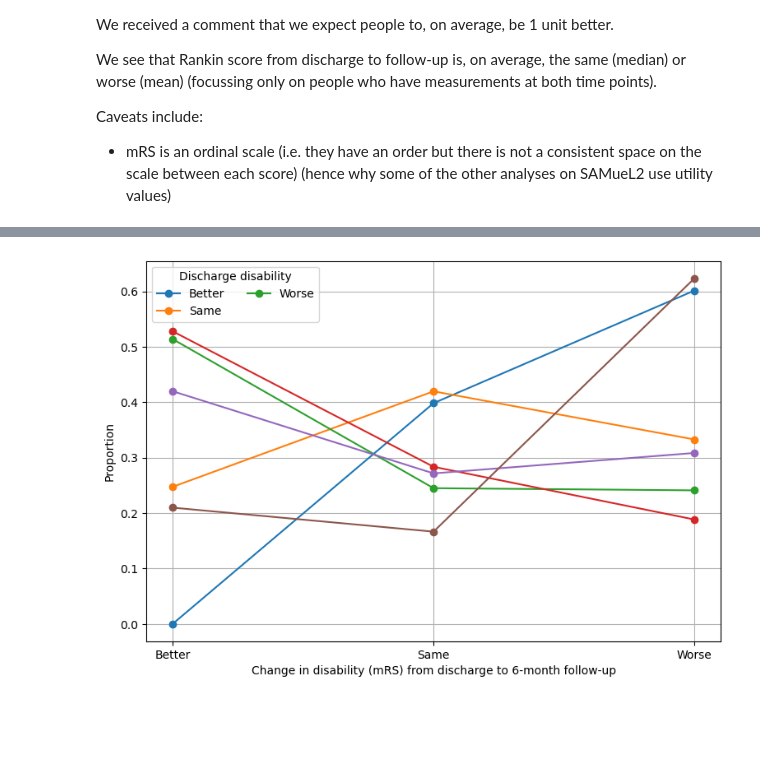
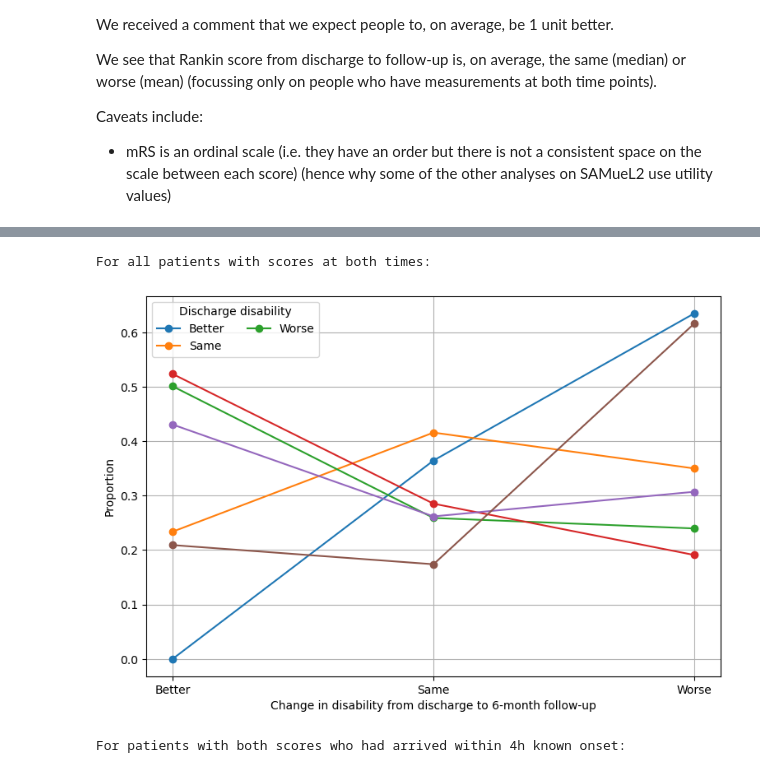
Before and after one commit to samuel-book/samuel_2_data_prep, a Jupyter notebook: descriptive_statistics/disability_6_months.ipynb, the cells around one changed output, grey strips where cells are left out. Cells and saved outputs as stored; diff of their text form; code cells hidden in the pictures; blank space fills up the shorter version.

Commit message:
Repeating analysis for full data and 4hr known onset. Starting on regression.

```diff
--- a/descriptive_statistics/disability_6_months.ipynb
+++ b/descriptive_statistics/disability_6_months.ipynb
@@ -32,6 +37,7 @@ class Paths:
 
     data_path = './../output/'
     data_filename = 'reformatted_data.csv'
+    admission_only_filename = 'reformatted_data_admissions_only.csv'
 
 
 paths = Paths()
@@ -39,3 +45,5 @@ paths = Paths()
 # Load data
 data = pd.read_csv(os.path.join(paths.data_path,
                                 paths.data_filename))
+data_full = pd.read_csv(os.path.join(paths.data_path,
+                                     paths.admission_only_filename))
@@ -72,8 +179,0 @@ Average stroke severity of patients seen for 6 month follow up is milder than th
-# %%
-# Group by whether disability at 6 months is known and compare stroke severity
-data['disability_6_month_known'] = (
-    data['disability_6_month']
-    .isnull()
-    .map({True: 'No (missing)', False: 'Yes (present)'}))
-
-data.groupby('disability_6_month_known')['stroke_severity'].describe()
@@ -133,35 +276,44 @@ dtype: float64
 # %%
-# Extract individuals with complete data at followup
-mrs_compare = (data[['disability_6_month', 'discharge_disability']]
-               .dropna()
-               .rename(columns={'disability_6_month': 'followup',
-                                'discharge_disability': 'discharge'}))
+def plot_disability_change(df):
+    # Extract individuals with complete data at followup
+    mrs_compare = (df[['disability_6_month', 'discharge_disability']]
+                   .dropna()
+                   .rename(columns={'disability_6_month': 'followup',
+                                    'discharge_disability': 'discharge'}))
 
-# Compare 6 month disability to discharge disability
-mrs_compare['compare'] = np.where(
-    mrs_compare['followup'] > mrs_compare['discharge'], 'Worse', np.where(
-        mrs_compare['followup'] < mrs_compare['discharge'], 'Better', 'Same'
-    ))
+    # Compare 6 month disability to discharge disability
+    mrs_compare['compare'] = np.where(
+        mrs_compare['followup'] > mrs_compare['discharge'], 'Worse',
+        np.where(mrs_compare['followup'] < mrs_compare['discharge'],
+                 'Better', 'Same'))
 
-# Find proportion better, same or worse - by discharge disability
-mrs_compare_3 = (
-    mrs_compare.groupby('discharge')['compare']
-    .value_counts(normalize=True)
-    .reset_index(name='prop')
-    .sort_values(by=['discharge', 'compare'])
-    .pivot(index='discharge',
-           columns='compare',
-           values='prop')
-    .fillna(0))
+    # Find proportion better, same or worse - by discharge disability
+    mrs_compare_3 = (
+        mrs_compare.groupby('discharge')['compare']
+        .value_counts(normalize=True)
+        .reset_index(name='prop')
+        .sort_values(by=['discharge', 'compare'])
+        .pivot(index='discharge',
+               columns='compare',
+               values='prop')
+        .fillna(0))
 
-# Plot those proportions
-fig, ax = plt.subplots(figsize=(9, 6))
-ax.plot(mrs_compare_3.T, marker='o')
-ax.set_xlabel('Change in disability (mRS) from discharge to 6-month follow-up')
-ax.set_ylabel('Proportion')
-ax.legend(ax.get_lines(), mrs_compare_3.columns, loc='best',
-          title='Discharge disability', ncol=2)
-ax.grid()
-plt.show()
+    # Plot those proportions
+    fig, ax = plt.subplots(figsize=(9, 6))
+    ax.plot(mrs_compare_3.T, marker='o')
+    ax.set_xlabel('Change in disability from discharge to 6-month follow-up')
+    ax.set_ylabel('Proportion')
+    ax.legend(ax.get_lines(), mrs_compare_3.columns, loc='best',
+              title='Discharge disability', ncol=2)
+    ax.grid()
+    plt.show()
+
+
+print('For all patients with scores at both times:')
+plot_disability_change(data_full)
+print('For patients with both scores who had arrived within 4h known onset:')
+plot_disability_change(data)
 # %% [output]
+For all patients with scores at both times:
-[figure, old version]
+[figure, new version]
+For patients with both scores who had arrived within 4h known onset:
```
Also changed, not shown: parts of 23 cells of this notebook.
